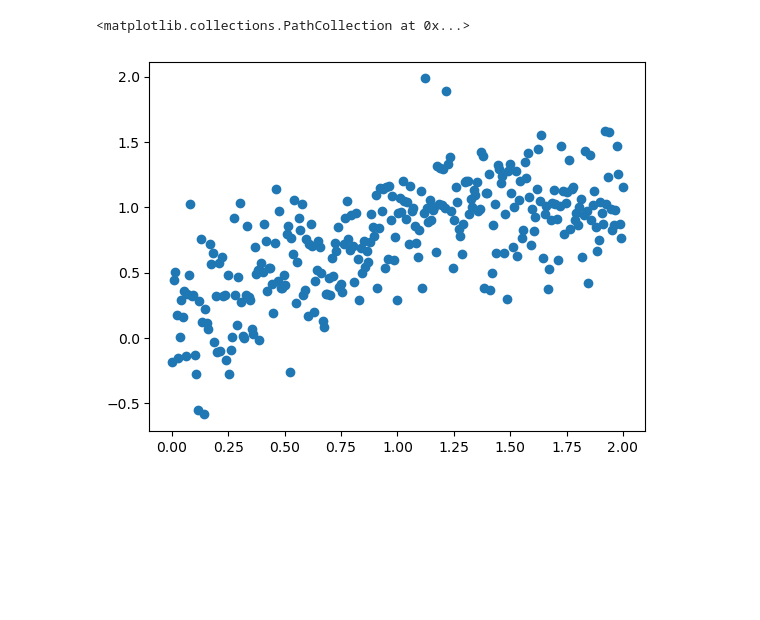
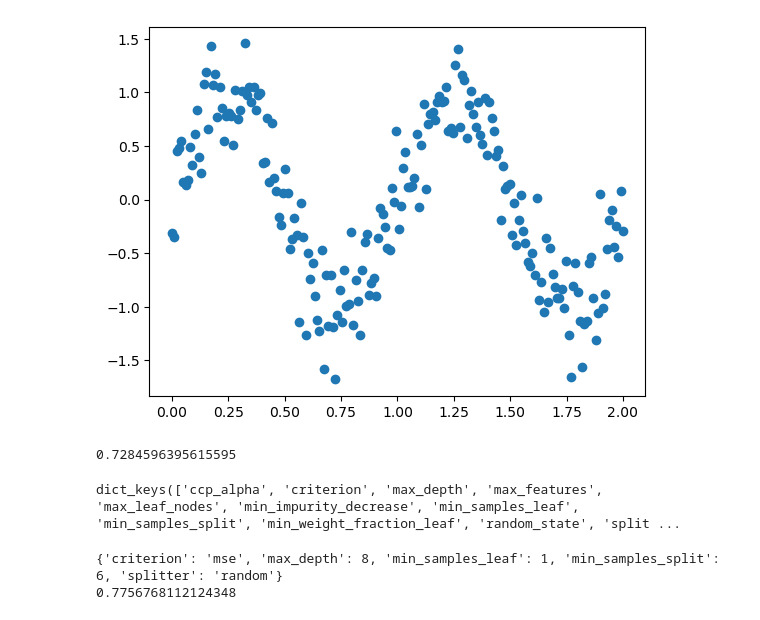
Before and after one commit to liuyuan194/sklearn-learning, a Jupyter notebook: decision_tree_regression_model.ipynb, the cells around one changed output. Drawn from its saved outputs; the diff is of its cells as text; code cells hidden in the pictures; blank space fills up the shorter version.

```diff
--- a/decision_tree_regression_model.ipynb
+++ b/decision_tree_regression_model.ipynb
@@ -14,11 +14,46 @@ plt.scatter(x,y)
 # %%
-x=np.linspace(0, 2, 300)
+#x=np.linspace(0, 2, 300)
 #x=x.reshape(-1,1)
 #print(x.shape)
-y = np.sin(x) + np.random.normal(0, 0.3, len(x))
+#y = np.sin(x) + np.random.normal(0, 0.3, len(x))
 
 plt.figure()
 plt.scatter(x,y,label='data')
+x = x.reshape(-1,1)
 # %% [output]
-<matplotlib.collections.PathCollection at 0x...>
-[figure, old version]
+[figure, new version]
+# %%
+from sklearn.model_selection import cross_val_score
+from sklearn.model_selection import GridSearchCV
+x = x.reshape(-1,1)
+
+
+X_train, X_test, y_train, y_test = train_test_split(x, y, test_size=0.3, random_state=42)
+model = DecisionTreeRegressor()
+model.fit(X_train, y_train)
+model.score(X_test, y_test)
+# %% [output]
+0.7284596395615595
+# %%
+# ##### List possible hyperparameters #########
+model.get_params().keys()
+# %% [output]
+dict_keys(['ccp_alpha', 'criterion', 'max_depth', 'max_features', 'max_leaf_nodes', 'min_impurity_decrease', 'min_samples_leaf', 'min_samples_split', 'min_weight_fraction_leaf', 'random_state', 'split ...
+# %%
+
+parameters = {'max_depth':range(1,10)
+              ,"criterion":['mse', 'friedman_mse', 'mae']
+              , 'min_samples_split':range(2,10)
+              , "splitter":['best', 'random']
+              , 'min_samples_leaf':range(1,10)
+              #,"min_impurity_decrease":[0.0, 0.1, 0.2, 0.3, 0.4, 0.5]
+              }
+
+GV = GridSearchCV(model, parameters, cv=3)
+GV.fit(X_train, y_train)
+print(GV.best_params_)
+best_params_ = GV.best_params_
+print(GV.best_score_)
+# %% [output]
+{'criterion': 'mse', 'max_depth': 8, 'min_samples_leaf': 1, 'min_samples_split': 6, 'splitter': 'random'}
+0.7756768112124348
```
Also changed, not shown: parts of 2 cells of this notebook.
